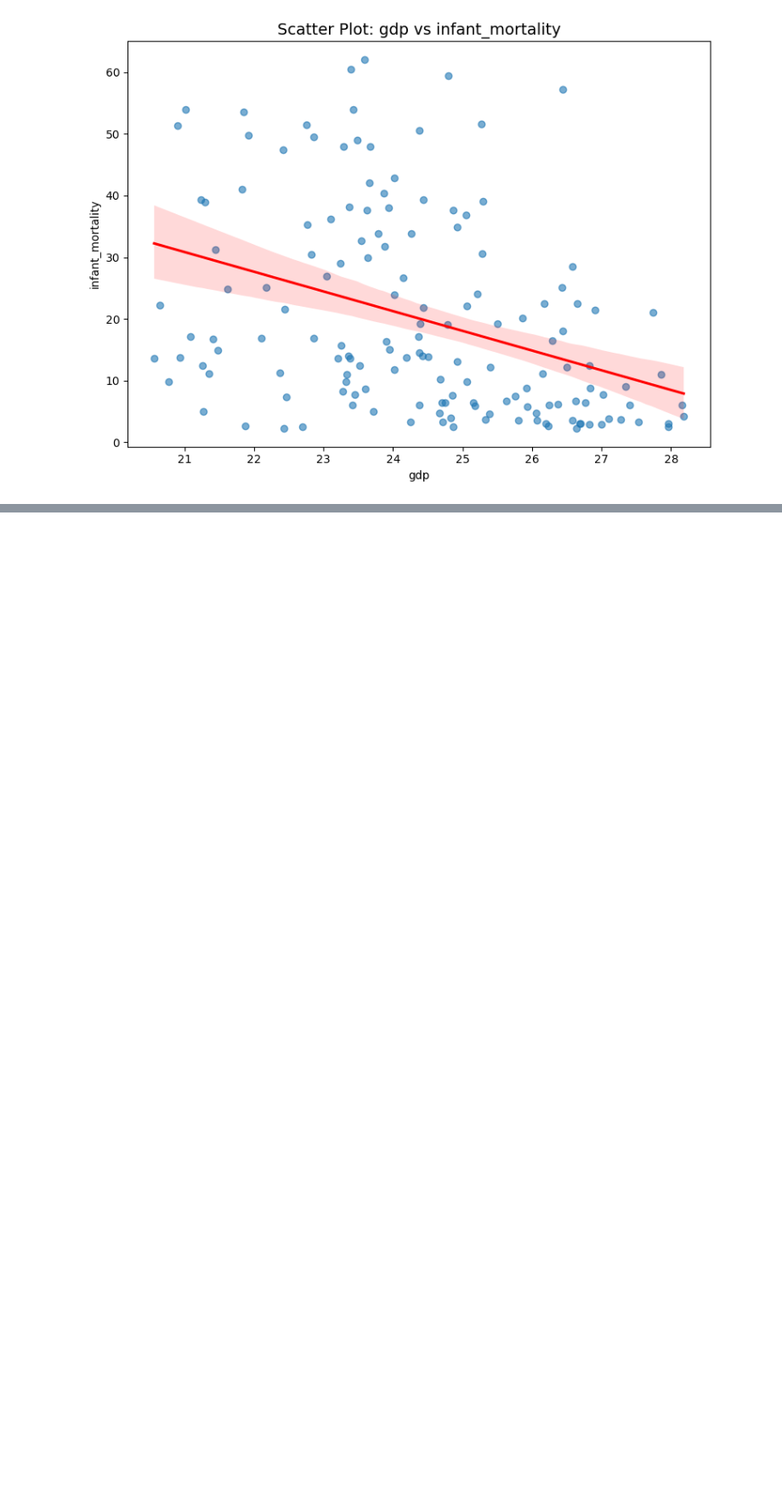
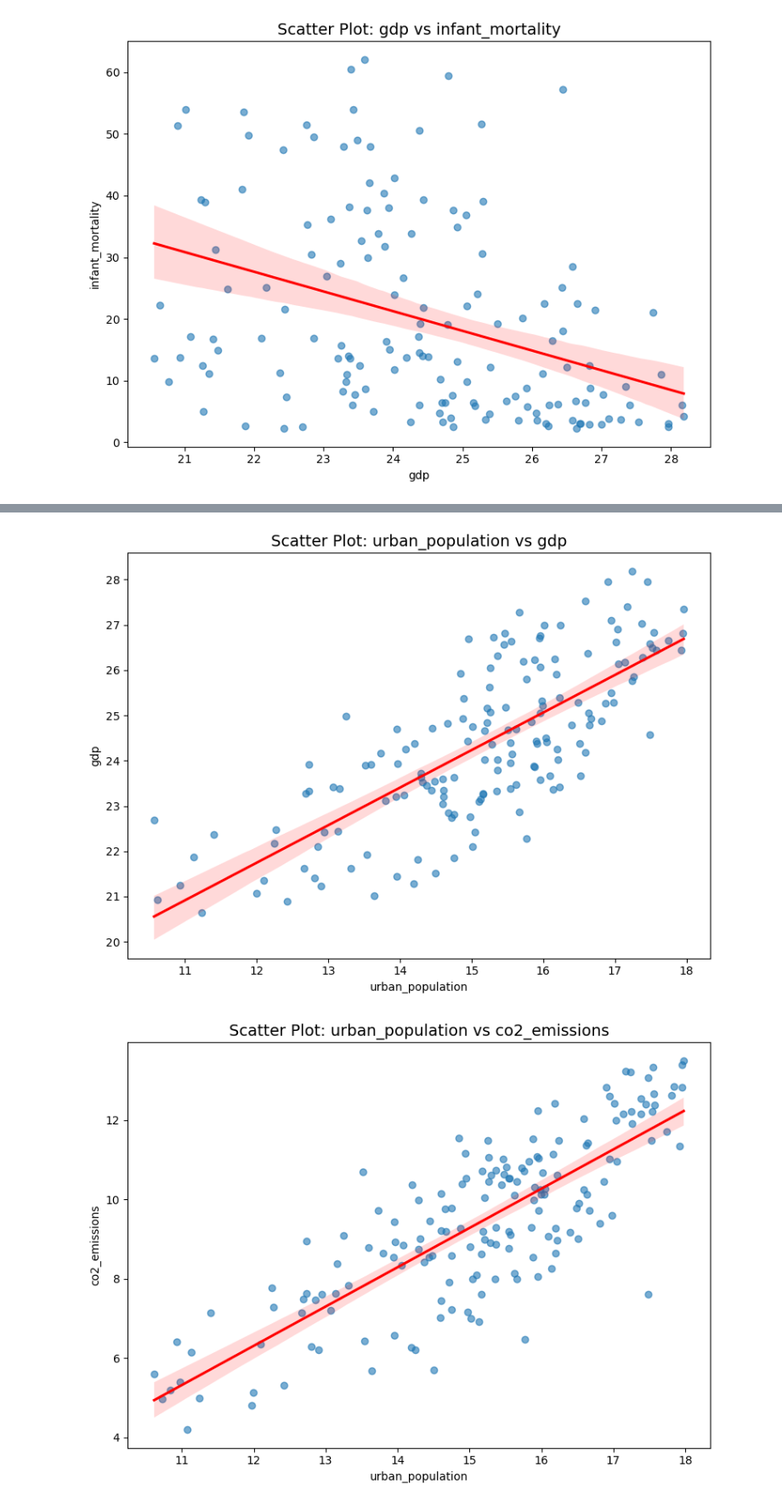
Before and after one commit to ivan-zamurenko/Global-Country-Information-Dataset-2023, a Jupyter notebook: notebooks/feature_engineering/feature_engineering.ipynb, the cells around one changed output, grey strips where cells are left out. Shown at 85% size. Drawn from its saved outputs; the diff is of its cells as text; code cells hidden in the pictures; blank space fills up the shorter version.

```diff
--- a/notebooks/feature_engineering/feature_engineering.ipynb
+++ b/notebooks/feature_engineering/feature_engineering.ipynb
@@ -182,5 +208,30 @@ for x_col, y_col in weak_corr_pairs:
 # %%
 # Scatter plots for strong correlations
 strong_corr_pairs = [
+    ('urban_population', 'gdp'),
+    ('urban_population', 'co2_emissions'),
+    ('birth_rate', 'infant_mortality')
+]
 
-]
+# Build scatter plots
+for x_col, y_col in strong_corr_pairs:
+    plt.figure(figsize=(8,6))
+    if x_col =='urban_population' and y_col == 'gdp':
+        log_urban = np.log1p(df['urban_population'])
+        log_gdp = np.log1p(df['gdp'])
+        sns.regplot(x=log_urban, y=log_gdp, scatter_kws={'alpha':0.6}, line_kws={'color':'red'})
+    elif x_col =='urban_population' and y_col == 'co2_emissions':
+        log_urban = np.log1p(df['urban_population'])
+        log_co2 = np.log1p(df['co2_emissions'])
+        sns.regplot(x=log_urban, y=log_co2, scatter_kws={'alpha':0.6}, line_kws={'color':'red'})
+    else:
+        sns.regplot(data=df, x=x_col, y=y_col, scatter_kws={'alpha':0.7}, line_kws={'color':'red'})
+    plt.title(f'Scatter Plot: {x_col} vs {y_col}', fontsize=14)
+    plt.xlabel(x_col)
+    plt.ylabel(y_col)
+    plt.tight_layout()
+    plt.savefig(PLOT_PATH + f'scatter_{x_col}_vs_{y_col}.png', dpi=300)
+    plt.show()
+# %% [output]
+[figure, added]
+[figure, added]
```
Also changed, not shown: parts of 13 cells of this notebook, 36 other files.
